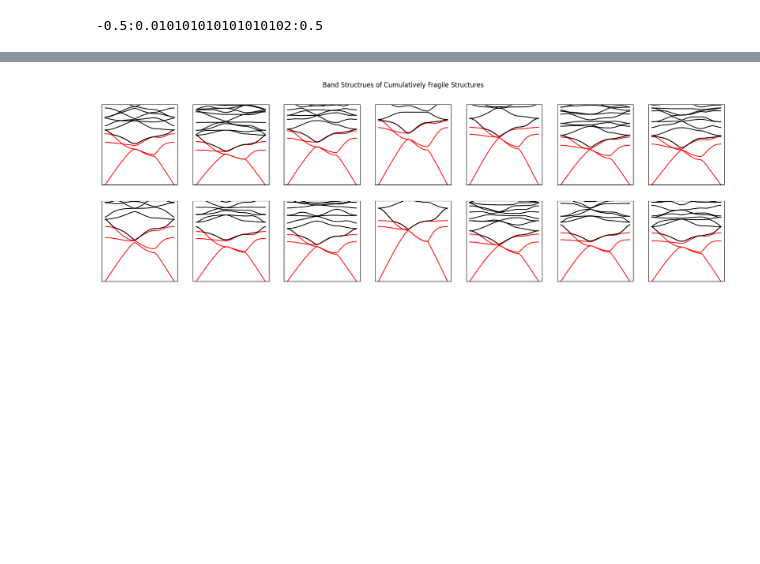
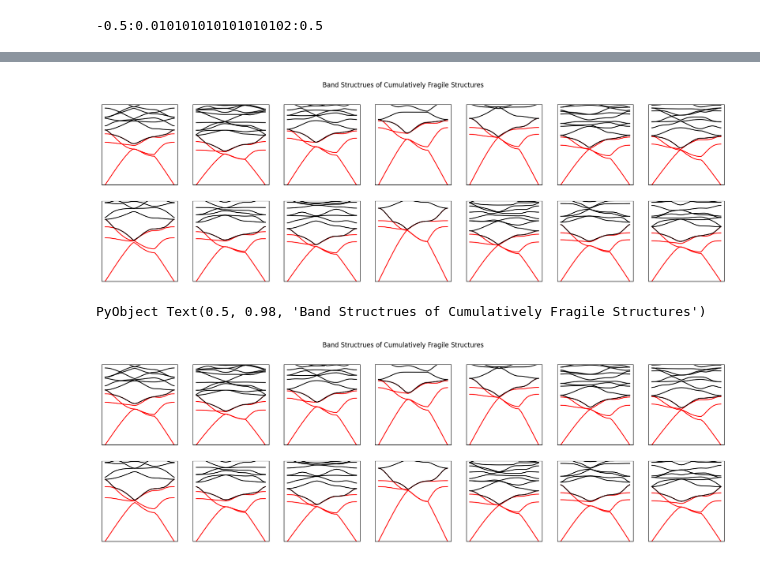
Before and after one commit to AliGhorashiCMT/Topological-Prevalence, a Jupyter notebook: Corner Charge Formulas.ipynb, the cells around one changed output, grey strips where cells are left out. Saved outputs shown, nothing was run; the diff lists cells and outputs as text; code cells hidden in the pictures; blank space fills up the shorter version.

```diff
--- a/Corner Charge Formulas.ipynb
+++ b/Corner Charge Formulas.ipynb
@@ -767,3 +792,19 @@ xyz = range(-.5, .5, length=100)
+# %%
+figure(figsize=(3*7, 3*2))
+for (i, id) in enumerate([20132,20772,21152,21548,22488,23742,25243,27021,27163,28064,28159,28545,29229,29939])
+    subplot(2, 7, i)
+    bands = readdlm("./dispersions/output/dim2-sg10-$id-res192-te-dispersion.out", ',');
+    plot(bands[:, 6:(3 .+ 6)], color="red")
+    plot(bands[:, (3 .+ 6):end], color="black")
+
+    ylim(0, 0.8)
+    yticks([])
+    xticks([])
+end
+suptitle("Band Structrues of Cumulatively Fragile Structures")
+# %% [output]
+[figure, added]
+PyObject Text(0.5, 0.98, 'Band Structrues of Cumulatively Fragile Structures')
 # %%
 figure(figsize=(3*7, 3*2))
 for (i, id) in enumerate((fragiles_eps3 .+ (10000)*2))
```
Also changed, not shown: parts of 1 cell of this notebook, 1 other file.
